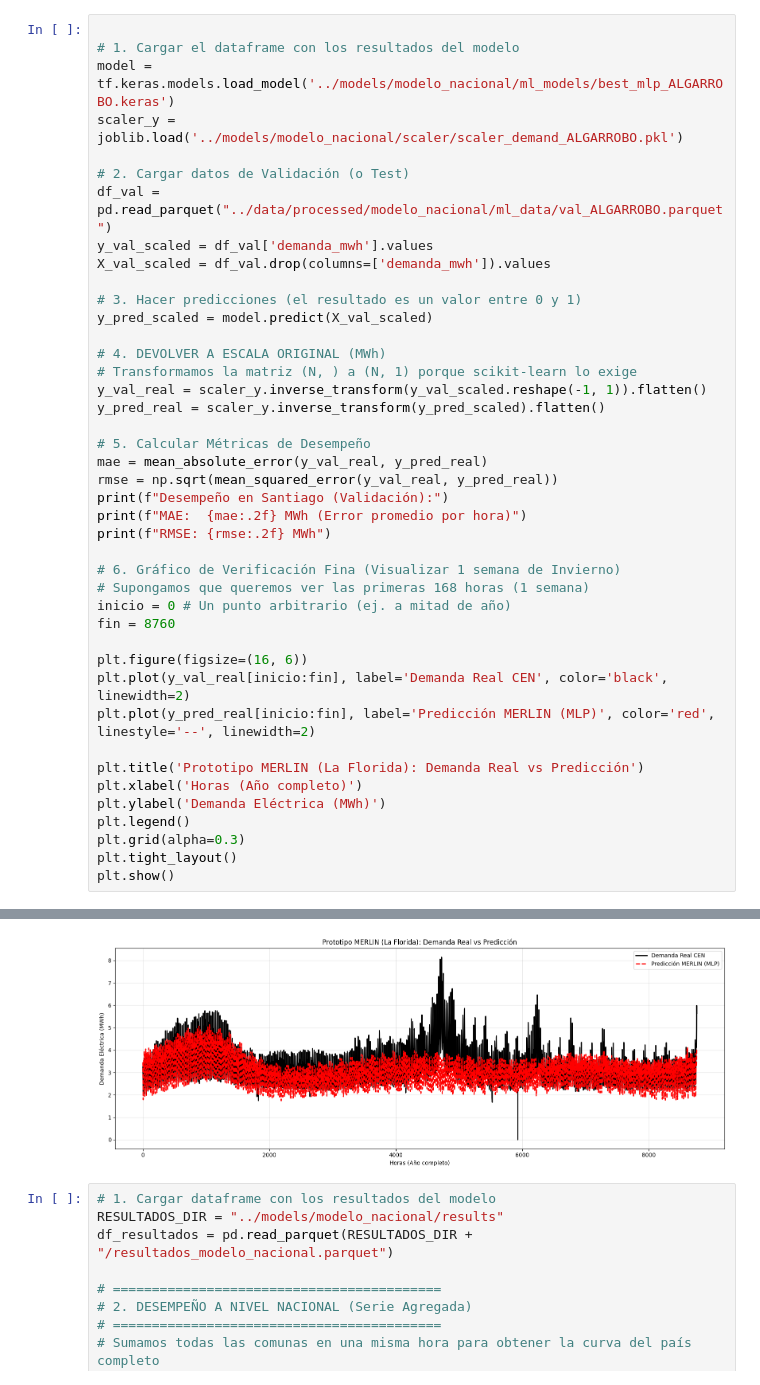
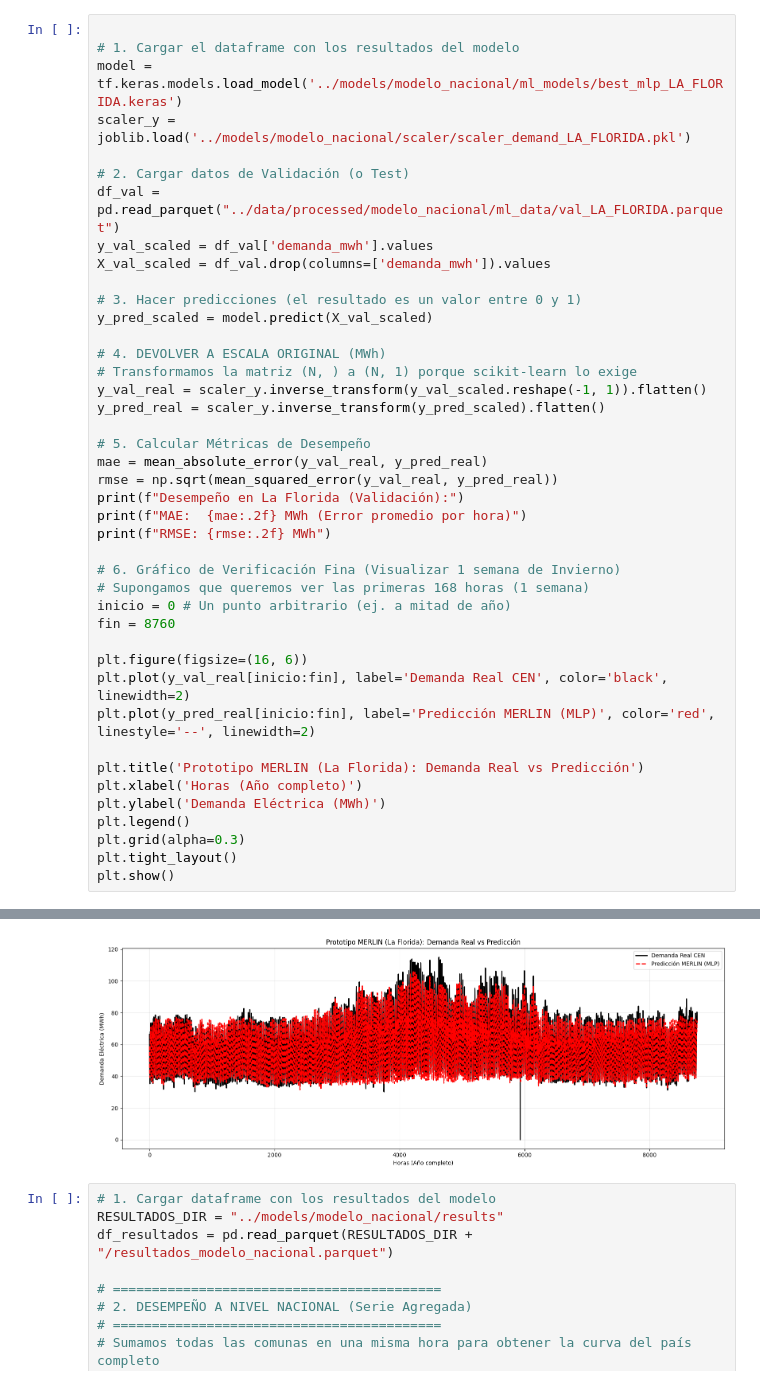
Before and after one commit to FCR-CSET-Merlin/MERLIN_EDM, a Jupyter notebook: prototipo_2/notebooks/evaluacion_nacional.ipynb, the cells around one changed output, grey strips where cells are left out. Drawn from its saved outputs; the diff is of its cells as text.

```diff
--- a/prototipo_2/notebooks/evaluacion_nacional.ipynb
+++ b/prototipo_2/notebooks/evaluacion_nacional.ipynb
@@ -11,11 +18,11 @@ import geopandas as gpd
 # %%
 
 # 1. Cargar el dataframe con los resultados del modelo
-model = tf.keras.models.load_model('../models/modelo_nacional/ml_models/best_mlp_ALGARROBO.keras')
-scaler_y = joblib.load('../models/modelo_nacional/scaler/scaler_demand_ALGARROBO.pkl')
+model = tf.keras.models.load_model('../models/modelo_nacional/ml_models/best_mlp_LA_FLORIDA.keras')
+scaler_y = joblib.load('../models/modelo_nacional/scaler/scaler_demand_LA_FLORIDA.pkl')
 
 # 2. Cargar datos de Validación (o Test)
-df_val = pd.read_parquet("../data/processed/modelo_nacional/ml_data/val_ALGARROBO.parquet")
+df_val = pd.read_parquet("../data/processed/modelo_nacional/ml_data/val_LA_FLORIDA.parquet")
 y_val_scaled = df_val['demanda_mwh'].values
 X_val_scaled = df_val.drop(columns=['demanda_mwh']).values
 
@@ -30,7 +37,7 @@ y_pred_real = scaler_y.inverse_transform(y_pred_scaled).flatten()
 # 5. Calcular Métricas de Desempeño
 mae = mean_absolute_error(y_val_real, y_pred_real)
 rmse = np.sqrt(mean_squared_error(y_val_real, y_pred_real))
-print(f"Desempeño en Santiago (Validación):")
+print(f"Desempeño en La Florida (Validación):")
 print(f"MAE:  {mae:.2f} MWh (Error promedio por hora)")
 print(f"RMSE: {rmse:.2f} MWh")
 
@@ -58,4 +73,4 @@ RMSE: 0.61 MWh
-[figure, old version]
+[figure, new version]
 # %%
 # 1. Cargar dataframe con los resultados del modelo
 RESULTADOS_DIR = "../models/modelo_nacional/results"
```
Also changed, not shown: parts of 2 cells of this notebook.
